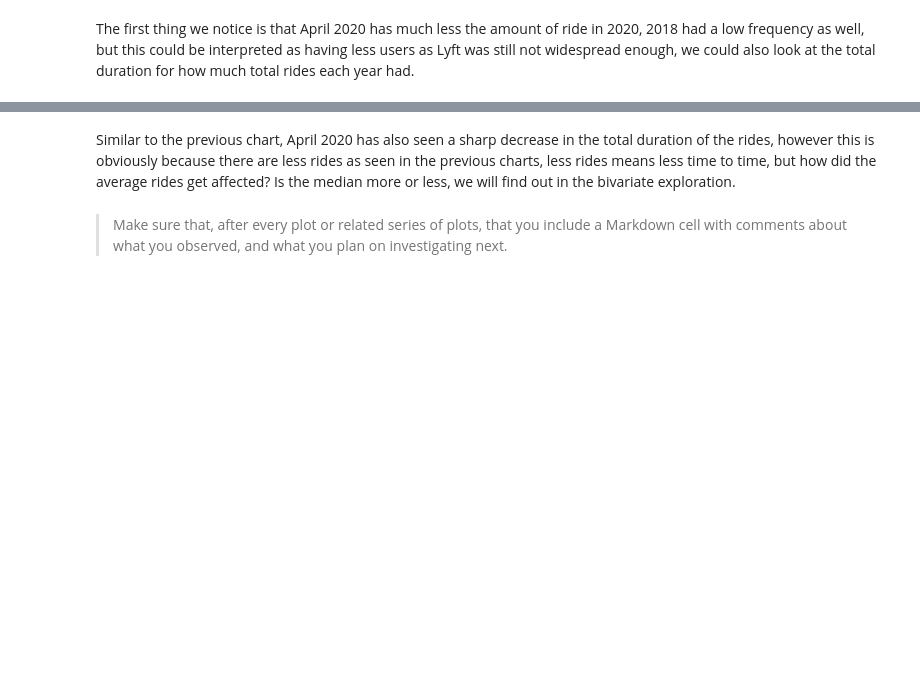
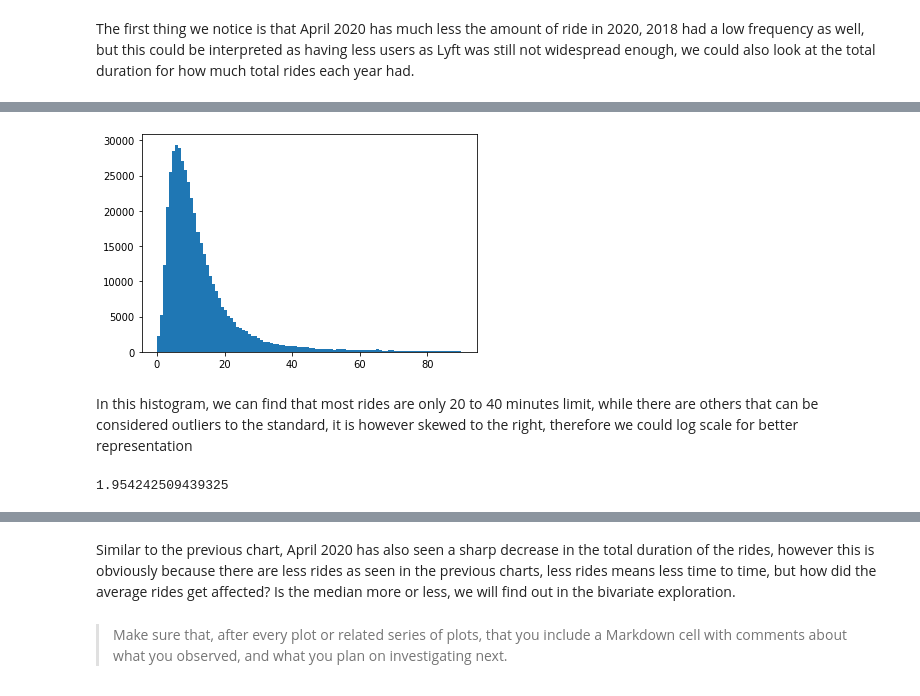
Before and after one commit to AHAMES/Udacity_data_analysis_nanodegree_investigate_projects, a Jupyter notebook: exploration_template.ipynb, the cells around one changed output, grey strips where cells are left out. Saved outputs shown, nothing was run; the diff lists cells and outputs as text; code cells hidden in the pictures; blank space fills up the shorter version.

```diff
--- a/exploration_template.ipynb
+++ b/exploration_template.ipynb
@@ -340,0 +428,10 @@ plt.xticks(list(years))
+# %%
+plt.hist(data=df_final,x="duration_min",bins=100);
+# %% [output]
+[figure, added]
+# %% [markdown]
+In this histogram, we can find that most rides are only 20 to 40 minutes limit, while there are others that can be considered outliers to the standard, it is however skewed to the right, therefore we could log scale for better representation
+# %%
+np.log10(df_final.duration_min.max())
+# %% [output]
+1.954242509439325
```
Also changed, not shown: parts of 42 cells of this notebook.
